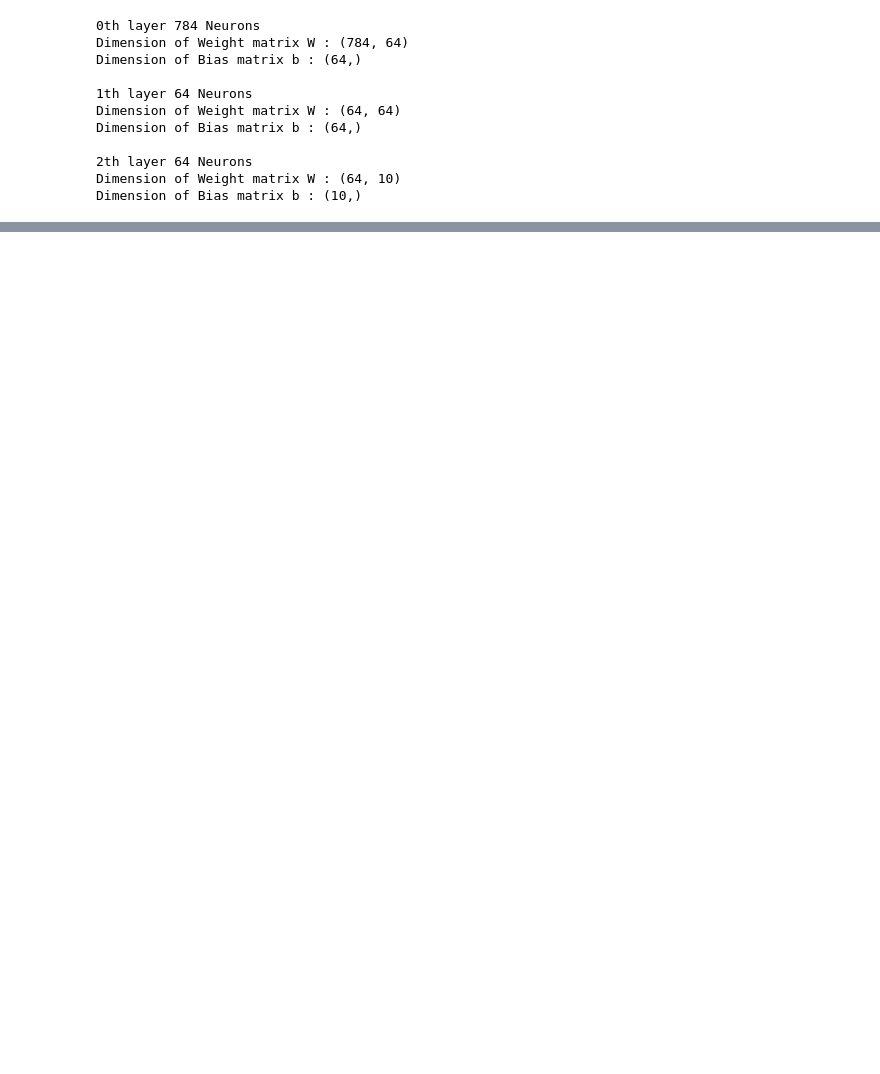
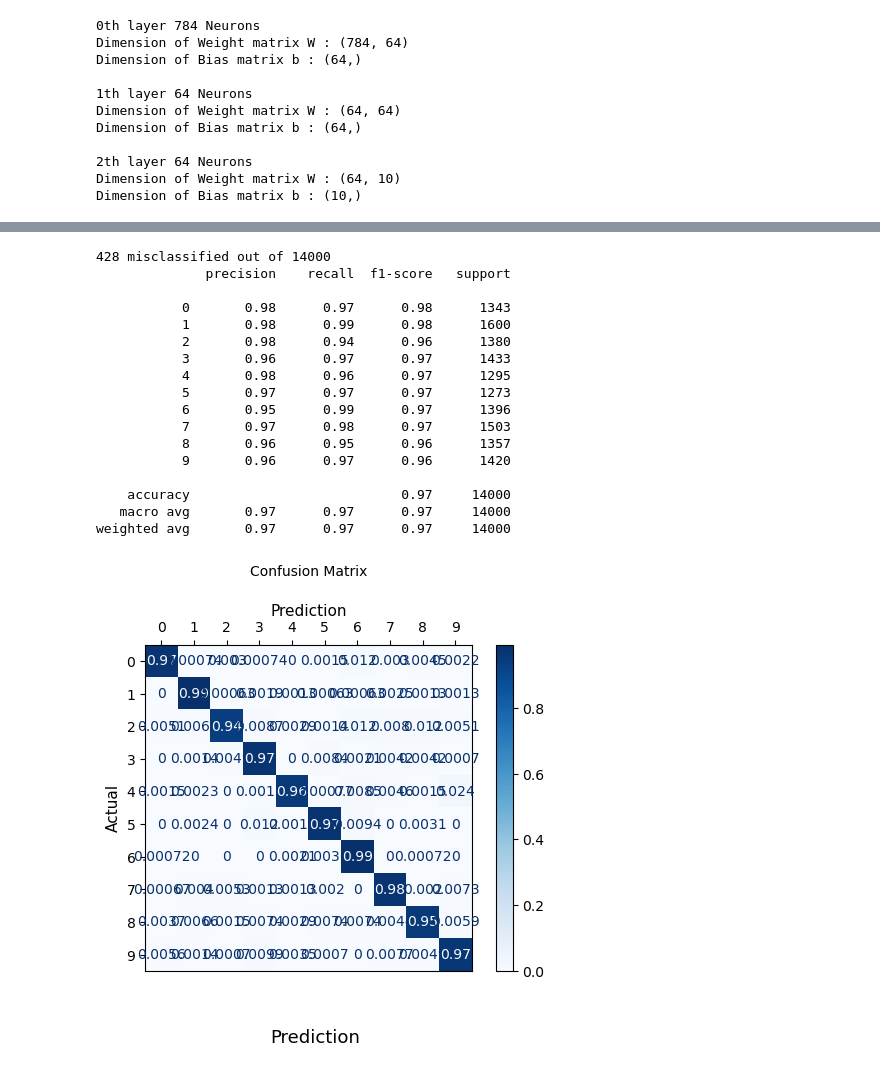
Before and after one commit to Kunal-Moz/neural-networks, a Jupyter notebook: neuralNet1.ipynb, the cells around one changed output, grey strips where cells are left out. Saved outputs shown, nothing was run; the diff lists cells and outputs as text; code cells hidden in the pictures; blank space fills up the shorter version.

```diff
--- a/neuralNet1.ipynb
+++ b/neuralNet1.ipynb
@@ -232,0 +245,48 @@ plt.show()
+# %%
+pred = net.predict(X_test)
+
+# === Misclassified images ===
+wrong = np.where(pred != y_test)[0]          # indices of mistakes
+print(f"{len(wrong)} misclassified out of {len(y_test)}")
+
+# === Confusion matrix ===
+
+# cm = confusion_matrix(y_test, pred)
+
+cm = confusion_matrix(y_test, pred, labels=classes)
+
+cm = cm/np.sum(cm, axis=1, keepdims=True)
+
+print(classification_report(y_test, pred, target_names=[str(c) for c in classes]))
+
+
+disp = ConfusionMatrixDisplay(confusion_matrix=cm, display_labels=classes)
+disp.plot(cmap=plt.cm.Blues)
+plt.title('Confusion Matrix', fontsize=10, pad=20)
+plt.xlabel('Prediction', fontsize=11)
+plt.ylabel('Actual', fontsize=11)
+plt.gca().xaxis.set_label_position('top')
+plt.gca().xaxis.tick_top()
+plt.gca().figure.subplots_adjust(bottom=0.2)
+plt.gca().figure.text(0.5, 0.05, 'Prediction', ha='center', fontsize=13)
+
+plt.show()
+# %% [output]
+428 misclassified out of 14000
+              precision    recall  f1-score   support
+
+           0       0.98      0.97      0.98      1343
+           1       0.98      0.99      0.98      1600
+           2       0.98      0.94      0.96      1380
+           3       0.96      0.97      0.97      1433
+           4       0.98      0.96      0.97      1295
+           5       0.97      0.97      0.97      1273
+           6       0.95      0.99      0.97      1396
+           7       0.97      0.98      0.97      1503
+           8       0.96      0.95      0.96      1357
+           9       0.96      0.97      0.96      1420
+
+    accuracy                           0.97     14000
+   macro avg       0.97      0.97      0.97     14000
+weighted avg       0.97      0.97      0.97     14000
+[figure, added]
```
Also changed, not shown: parts of 6 cells of this notebook.
